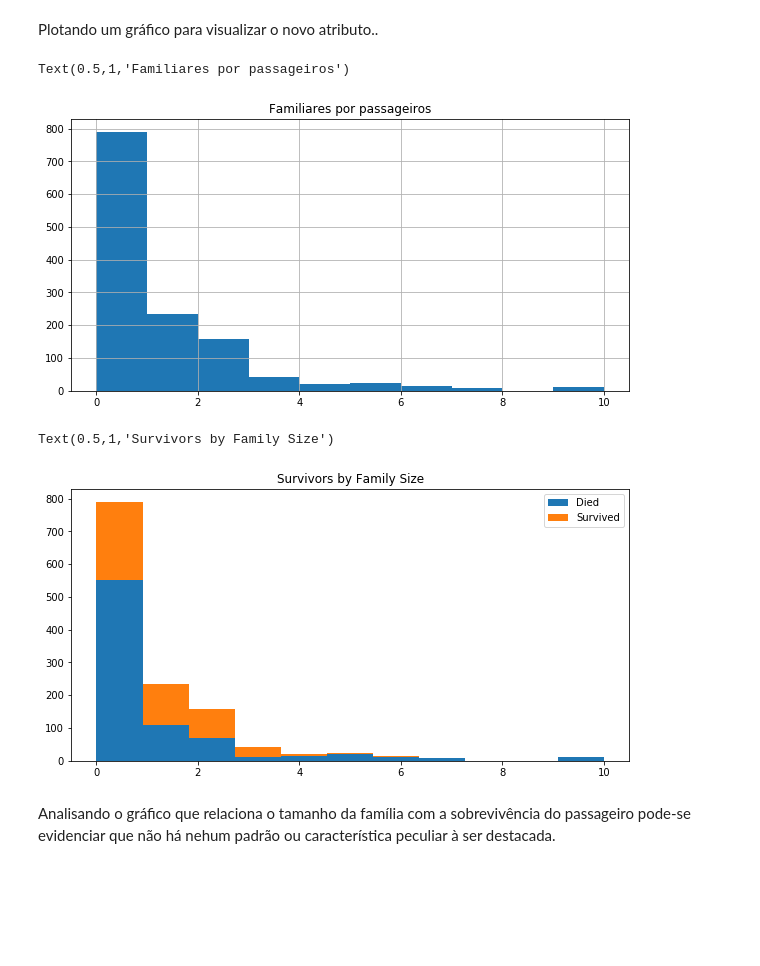
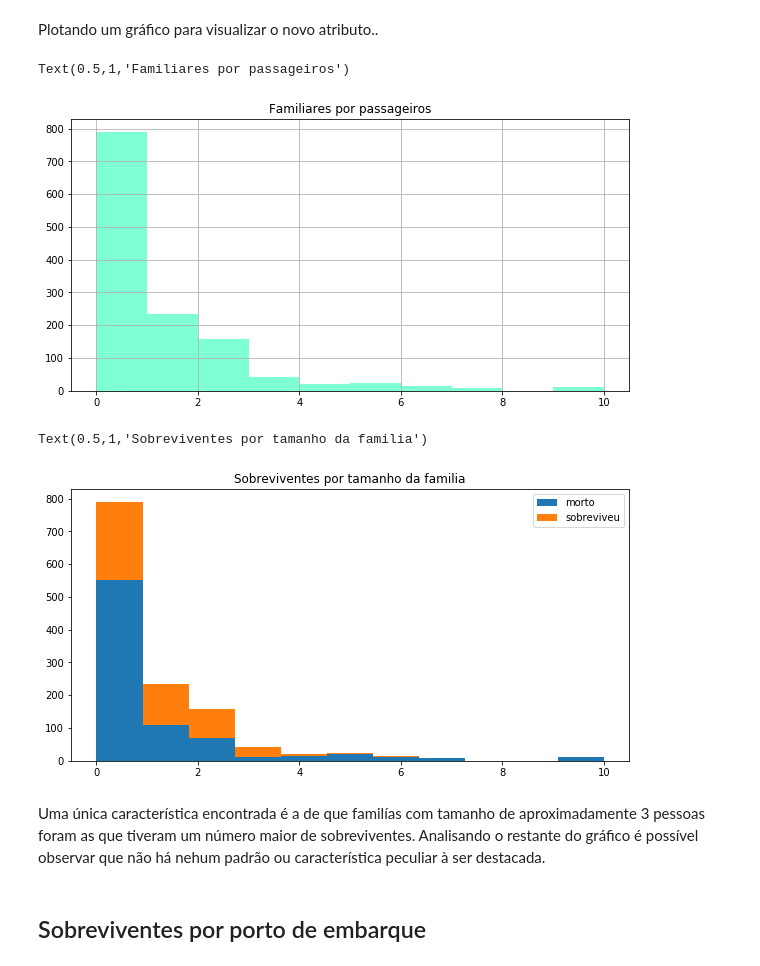
Before and after one commit to nativanando/masters-degree, a Jupyter notebook: mineracao-de-dados/titanic-dataset/titanic-analise .ipynb, the cells around one changed output. Cells and saved outputs as stored; diff of their text form; code cells hidden in the pictures; blank space fills up the shorter version.

```diff
--- a/mineracao-de-dados/titanic-dataset/titanic-analise .ipynb
+++ b/mineracao-de-dados/titanic-dataset/titanic-analise .ipynb
@@ -234,13 +269,13 @@ df.head()
 # %% [markdown]
 Plotando um gráfico para visualizar o novo atributo..
 # %%
-df['tamanho-familia'].hist()
+df['tamanho-familia'].hist(color='aquamarine')
 plt.title('Familiares por passageiros')
 # %% [output]
 Text(0.5,1,'Familiares por passageiros')
-[figure, old version]
+[figure, new version]
 # %%
-# Get the unique values of Embarked and its maximum
+# Gráfico que demonstra a quantidade de mortos que tinham algum membro da família a bordo.
 tamanho_familia = sorted(df['tamanho-familia'].unique())
 tamanho_familia = max(tamanho_familia)
 
@@ -250,10 +285,12 @@ plt.hist([df1, df2],
          bins=tamanho_familia + 1,
          range=(0, tamanho_familia),
          stacked=True)
-plt.legend(('Died', 'Survived'), loc='best')
-plt.title('Survivors by Family Size')
+plt.legend(('morto', 'sobreviveu'), loc='best')
+plt.title('Sobreviventes por tamanho da familia')
 # %% [output]
-Text(0.5,1,'Survivors by Family Size')
+Text(0.5,1,'Sobreviventes por tamanho da familia')
-[figure, old version]
+[figure, new version]
-# %% [markdown]
-Analisando o gráfico que relaciona o tamanho da família com a sobrevivência do passageiro pode-se evidenciar que não há nehum padrão ou característica peculiar à ser destacada.
+# %% [markdown]
+Uma única característica encontrada é a de que familías com tamanho de aproximadamente 3 pessoas foram as que tiveram um número maior de sobreviventes. Analisando o restante do gráfico é possível observar que não há nehum padrão ou característica peculiar à ser destacada.
+# %% [markdown]
+## Sobreviventes por porto de embarque
```
Also changed, not shown: parts of 22 cells of this notebook.
